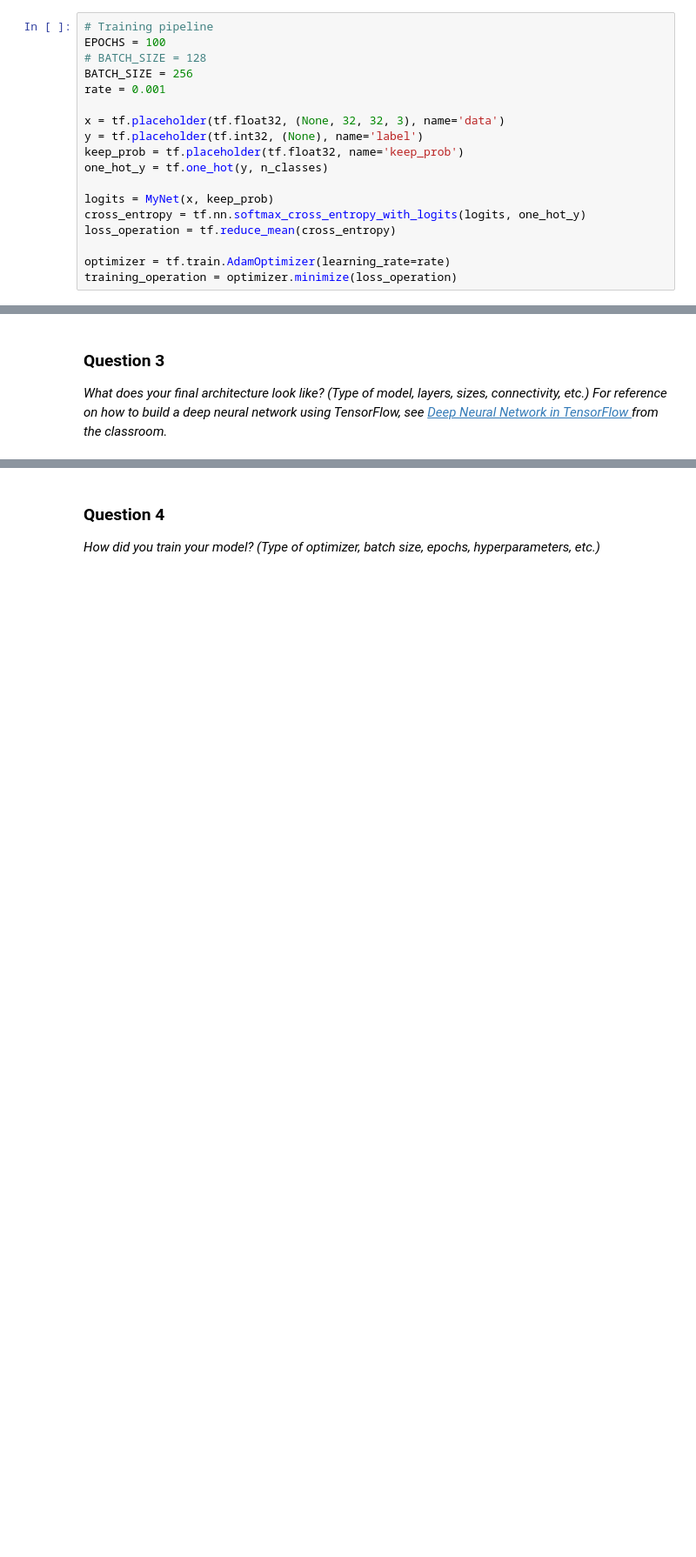
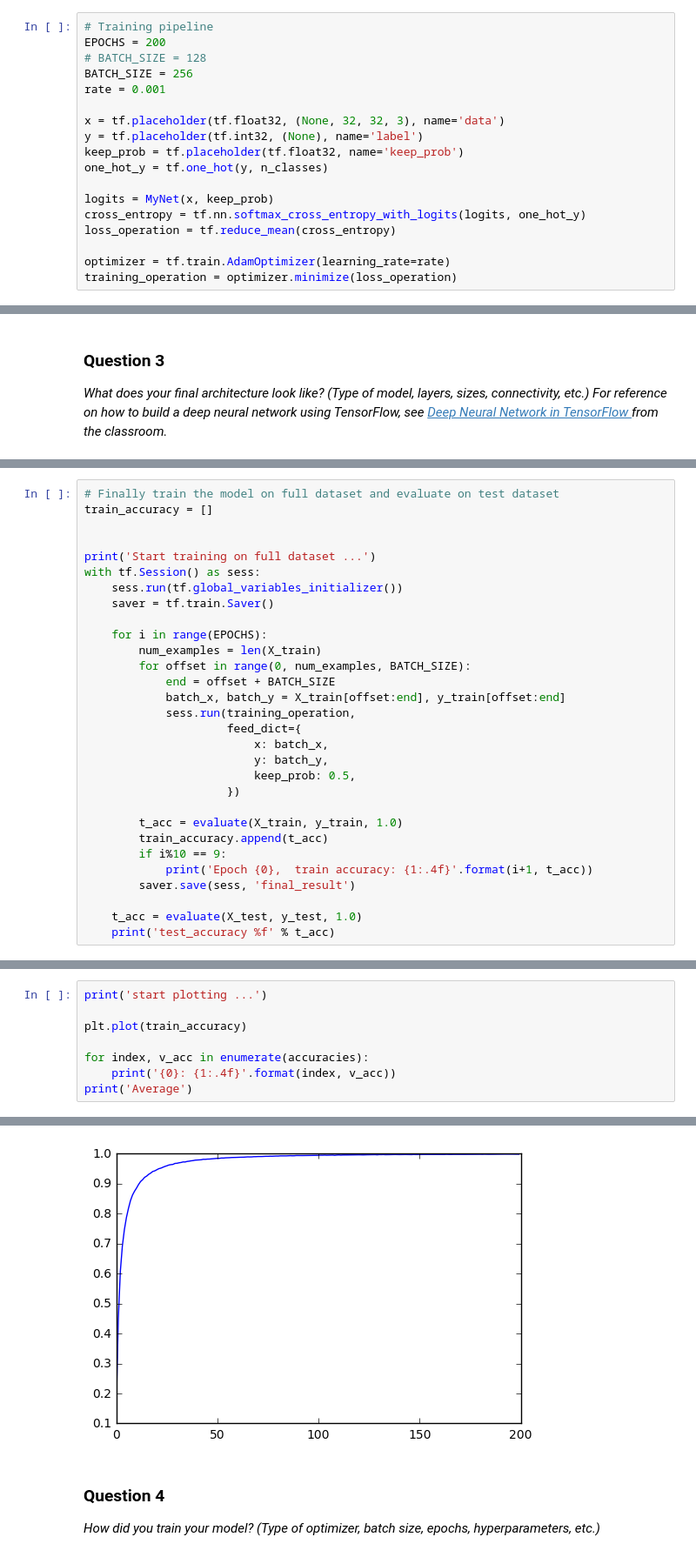
Before and after one commit to kuonanhong/CarND-Traffic-Sign-Classifier-Project, a Jupyter notebook: Traffic_Sign_Classifier.ipynb, the cells around one changed output, grey strips where cells are left out. Shown at 87% size. Saved outputs shown, nothing was run; the diff lists cells and outputs as text; blank space fills up the shorter version.

```diff
--- a/Traffic_Sign_Classifier.ipynb
+++ b/Traffic_Sign_Classifier.ipynb
@@ -293,7 +310,7 @@ def MyNet(x, keep_prob):
     return logits
 # %%
 # Training pipeline
-EPOCHS = 100
+EPOCHS = 200
 # BATCH_SIZE = 128
 BATCH_SIZE = 256
 rate = 0.001
@@ -477,0 +463,30 @@ _What does your final architecture look like? (Type of model, layers, sizes, con
+# %%
+# Finally train the model on full dataset and evaluate on test dataset
+train_accuracy = []
+
+
+print('Start training on full dataset ...')
+with tf.Session() as sess:
+    sess.run(tf.global_variables_initializer())
+    saver = tf.train.Saver()
+
+    for i in range(EPOCHS):
+        num_examples = len(X_train)
+        for offset in range(0, num_examples, BATCH_SIZE):
+            end = offset + BATCH_SIZE
+            batch_x, batch_y = X_train[offset:end], y_train[offset:end]
+            sess.run(training_operation,
+                     feed_dict={
+                         x: batch_x,
+                         y: batch_y,
+                         keep_prob: 0.5,
+                     })
+
+        t_acc = evaluate(X_train, y_train, 1.0)
+        train_accuracy.append(t_acc)
+        if i%10 == 9:
+            print('Epoch {0},  train accuracy: {1:.4f}'.format(i+1, t_acc))
+        saver.save(sess, 'final_result')
+
+    t_acc = evaluate(X_test, y_test, 1.0)
+    print('test_accuracy %f' % t_acc)
@@ -477,0 +511,9 @@ _What does your final architecture look like? (Type of model, layers, sizes, con
+# %%
+print('start plotting ...')
+
+plt.plot(train_accuracy)
+
+for index, v_acc in enumerate(accuracies):
+    print('{0}: {1:.4f}'.format(index, v_acc))
+print('Average')
+# %% [output]
@@ -478,3 +522,4 @@ _What does your final architecture look like? (Type of model, layers, sizes, con
+[figure, added]
 # %% [markdown]
 ### Question 4
 
```
Also changed, not shown: parts of 24 cells of this notebook.
